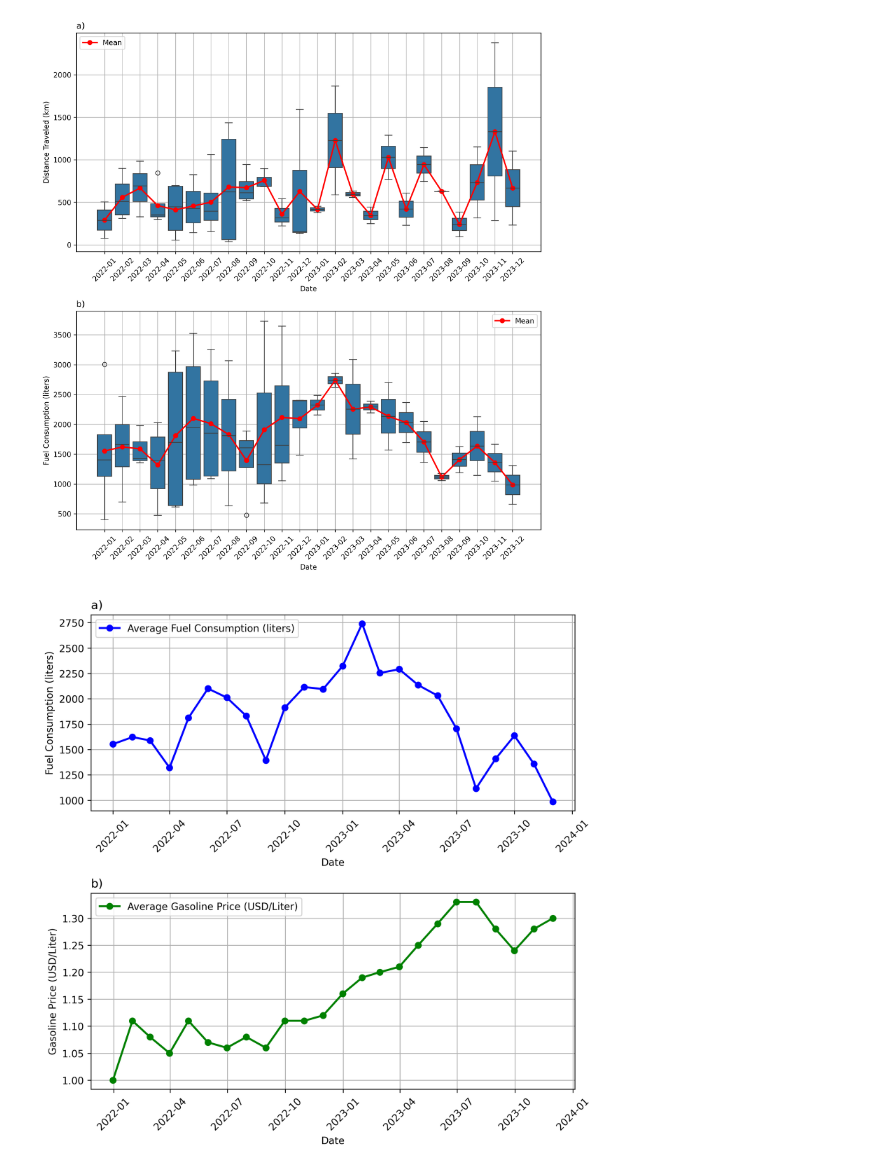
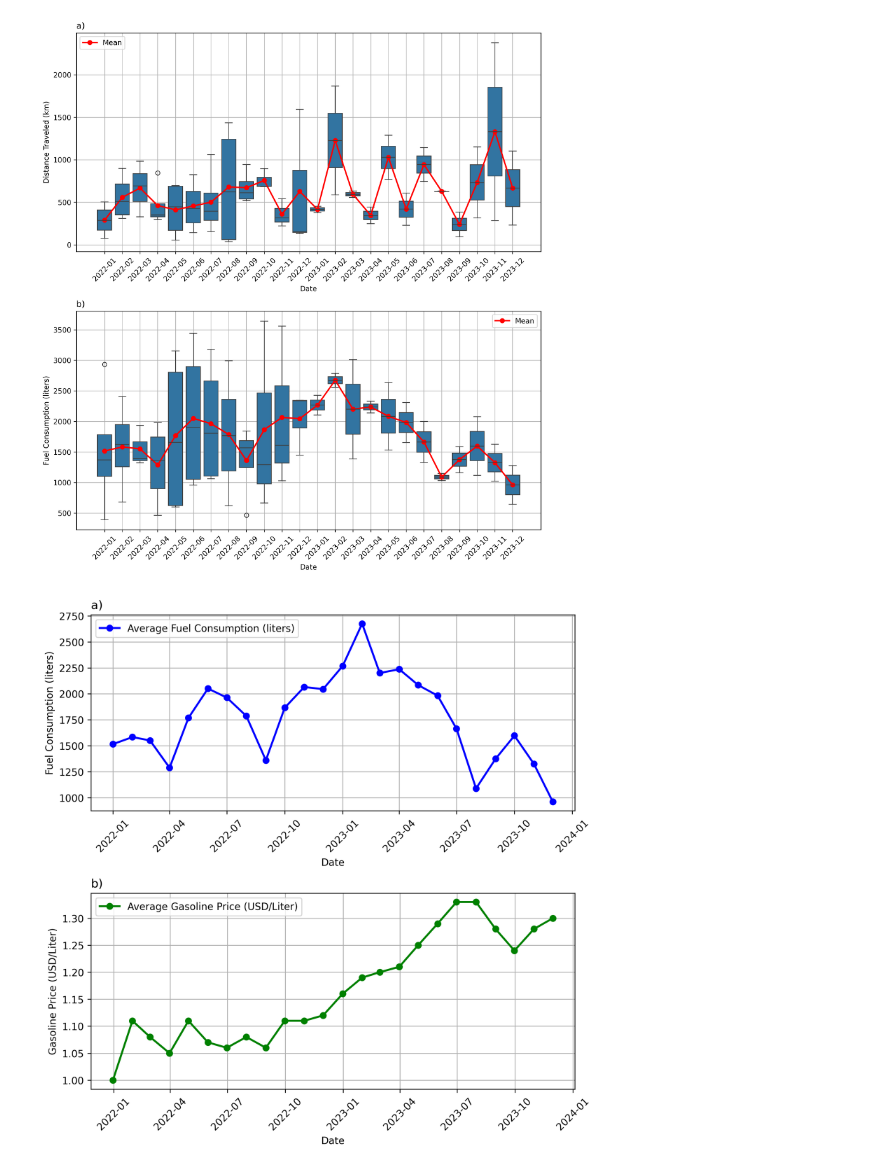
Before and after one commit to Marine-Data-Lab/Nemos_vms_analisys, a Jupyter notebook: analisis_vms_nemos.ipynb, the cells around one changed output. Drawn from its saved outputs; the diff is of its cells as text; code cells hidden in the pictures.

```diff
--- a/analisis_vms_nemos.ipynb
+++ b/analisis_vms_nemos.ipynb
@@ -44,11 +44,11 @@ gdf['Distancia_km'] = gdf['Distancia_km'].fillna(0)
 gdf['Tiempo_horas'] = gdf['Tiempo_horas'].fillna(0)
 
 # Calculate fuel consumption (liters) based on engine power and operation time
-# Assuming a consumption of 0.1 gallons per hour per HP, converted to liters
-gal_to_liters = 3.78
-engine_power_hp = 100
-gdf['Consumo_litros'] = gdf['Tiempo_horas'] * engine_power_hp * 0.1 * gal_to_liters
 
+liters_per_hour = 36.9
+# engine_power_hp = 100
+
+gdf['Consumo_litros'] = gdf['Tiempo_horas'] * liters_per_hour
 # Identify and remove outliers in fuel consumption
 # Here, an outlier is defined as any value above the 99th percentile
 q_upper = gdf['Consumo_litros'].quantile(0.99)
@@ -95,7 +95,7 @@ axes[1].legend()
 plt.tight_layout()
 plt.show()
 # %% [output]
-[figure, old version]
+[figure, new version]
 # %%
 import pandas as pd
 import geopandas as gpd
@@ -142,10 +142,10 @@ gdf['Distancia_km'] = gdf['Distancia_km'].fillna(0)
 gdf['Tiempo_horas'] = gdf['Tiempo_horas'].fillna(0)
 
 # Calcular el consumo de gasolina (litros) basado en la potencia del motor y el tiempo de operación
-# Asumimos un consumo de 0.1 galones por hora por cada HP, convertido a litros
-gal_to_liters = 3.78
-potencia_hp = 100
-gdf['Consumo_litros'] = gdf['Tiempo_horas'] * potencia_hp * 0.1 * gal_to_liters
+
+liters_per_houriters = 36.9
+
+gdf['Consumo_litros'] = gdf['Tiempo_horas'] * liters_per_hour
 
 # Identificar y eliminar valores anómalos en el consumo de gasolina
 # Aquí, se define como anómalo cualquier valor que esté por encima del percentil 99
@@ -178,31 +178,31 @@ df_gas = pd.DataFrame(data_gas)
 
 # Asegurar que las fechas coinciden exactamente
 medias_consumo = medias_consumo.reset_index()
 medias_consumo['YearMonth'] = pd.to_datetime(medias_consumo['YearMonth'])
 df_gas['Date'] = pd.to_datetime(df_gas['Date'])
 
 # Crear la figura y los ejes
 fig, (ax1, ax2) = plt.subplots(2, 1, figsize=(8, 8), dpi=300)
 
 # Graficar el promedio de consumo de gasolina
 ax1.plot(medias_consumo['YearMonth'], medias_consumo['Consumo_litros'], color='blue', marker='o', linestyle='-', linewidth=2, label='Average Fuel Consumption (liters)')
 ax1.set_title('a)',loc='left')
 ax1.set_xlabel('Date')
 ax1.set_ylabel('Fuel Consumption (liters)')
 ax1.legend(loc='upper left')
 ax1.grid(True)
 ax1.tick_params(axis='x', rotation=45)
 
 # Graficar el precio promedio de la gasolina
 ax2.plot(df_gas['Date'], df_gas['Price (USD/Liter)'], color='green', marker='o', linestyle='-', linewidth=2, label='Average Gasoline Price (USD/Liter)')
 ax2.set_title('b)',loc='left')
 ax2.set_xlabel('Date')
 ax2.set_ylabel('Gasoline Price (USD/Liter)')
 ax2.legend(loc='upper left')
 ax2.grid(True)
 ax2.tick_params(axis='x', rotation=45)
 
 plt.tight_layout()
 plt.show()
 # %% [output]
-[figure, old version]
+[figure, new version]
```
Also changed, not shown: 3 other files.
